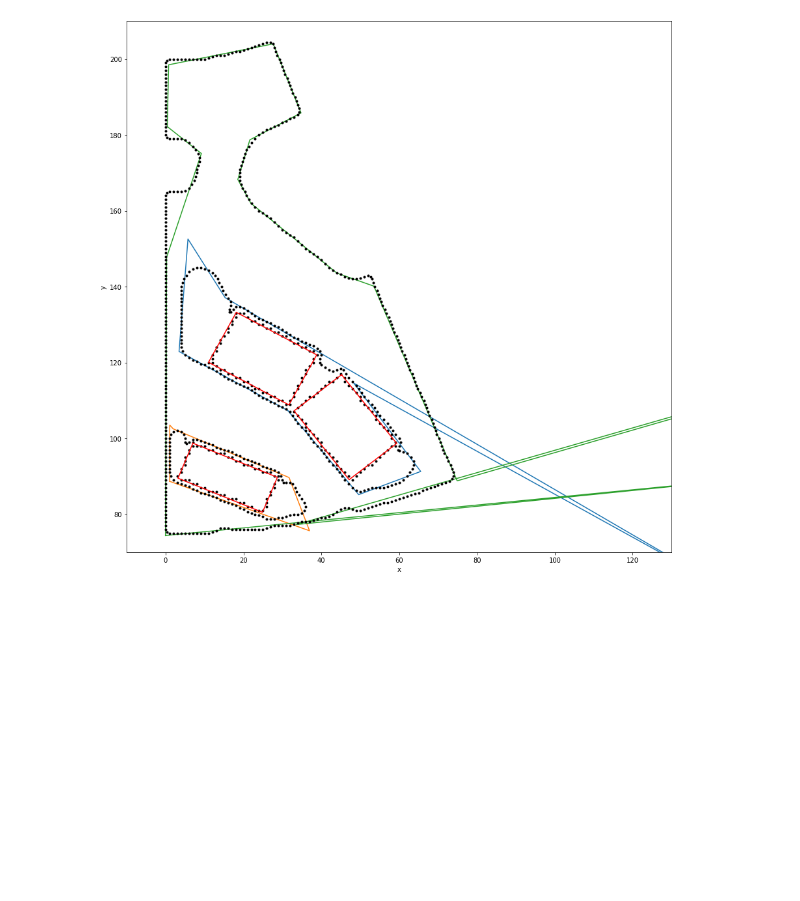
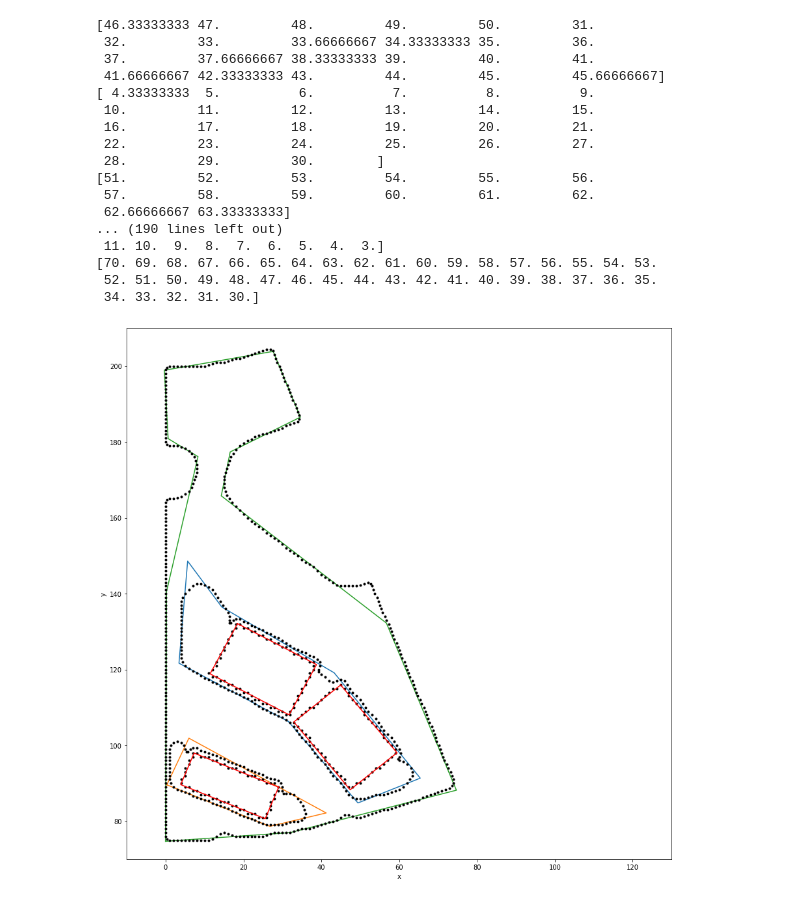
Before and after one commit to dalabis/border_detection, a Jupyter notebook: My_Hought_Transform_test_2.ipynb, the cells around one changed output. Saved outputs shown, nothing was run; the diff lists cells and outputs as text; code cells hidden in the pictures; blank space fills up the shorter version.

```diff
--- a/My_Hought_Transform_test_2.ipynb
+++ b/My_Hought_Transform_test_2.ipynb
@@ -1102,6 +1122,7 @@ plt.figure(figsize=(15, 15))
 def find_param(p):
     x = np.array(p)[:, 0]
     y = np.array(p)[:, 1]
+    print(x)
 
     if np.abs(np.max(x) - np.min(x)) > np.abs(np.max(y) - np.min(y)):
         A = np.concatenate((np.ones(x.shape[0]).reshape(x.shape[0], -1), x.reshape(x.shape[0], -1)), axis=1)
@@ -1127,34 +1148,56 @@ def find_intersection(p_1, p_2):
     x = - (b_1 - b_2) / (k_1 - k_2)
     y = k_1 * x + b_1
 
     return [x, y]
 
+for segment_points in segment_points_2:
+    for i in range(len(segment_points) - 1, -1, -1):
+        if len(segment_points[i]) < 2:
+            segment_points.pop(i)
+
 final_points_2 = []
 for segment_points in segment_points_2:
     final_points = []
     for i in range(len(segment_points)):
         final_points.append(find_intersection(segment_points[i], segment_points[(i - 1) % len(segment_points)]))
     final_points_2.append(final_points)
 
 for final_points in final_points_2:
     plt.plot(np.concatenate((np.array(final_points)[:, 0], np.array(final_points)[0:1, 0])), np.concatenate((np.array(final_points)[:, 1], np.array(final_points)[0:1, 1])))
 
 plt.xlim([-10, 130])
 plt.ylim([70, 210])
 plt.xlabel('x')
 plt.ylabel('y')
 
 for p in point_cloud:
     plt.plot(np.array(p)[:, 0], np.array(p)[:, 1], 'k.')
 
 for p in point_cloud_2:
     plt.plot(np.array(p)[:, 0], np.array(p)[:, 1], 'k.')
 
 for rect in rect_points:
     plt.plot([rect[0, 0], rect[0, 1], rect[0, 2], rect[0, 3], rect[0, 0]],
         [rect[1, 0], rect[1, 1], rect[1, 2], rect[1, 3], rect[1, 0]], 'r')
 # %% [output]
+[46.33333333 47.         48.         49.         50.         31.
+ 32.         33.         33.66666667 34.33333333 35.         36.
+ 37.         37.66666667 38.33333333 39.         40.         41.
+ 41.66666667 42.33333333 43.         44.         45.         45.66666667]
+[ 4.33333333  5.          6.          7.          8.          9.
+ 10.         11.         12.         13.         14.         15.
+ 16.         17.         18.         19.         20.         21.
+ 22.         23.         24.         25.         26.         27.
+ 28.         29.         30.        ]
+[51.         52.         53.         54.         55.         56.
+ 57.         58.         59.         60.         61.         62.
+ 62.66666667 63.33333333]
+... (190 lines left out)
+ 11. 10.  9.  8.  7.  6.  5.  4.  3.]
+[70. 69. 68. 67. 66. 65. 64. 63. 62. 61. 60. 59. 58. 57. 56. 55. 54. 53.
+ 52. 51. 50. 49. 48. 47. 46. 45. 44. 43. 42. 41. 40. 39. 38. 37. 36. 35.
+ 34. 33. 32. 31. 30.]
-[figure, old version]
+[figure, new version]
 # %%
 num_loop = 1000
 file = open("test_2.geo", "w")
```
Also changed, not shown: parts of 8 cells of this notebook.
